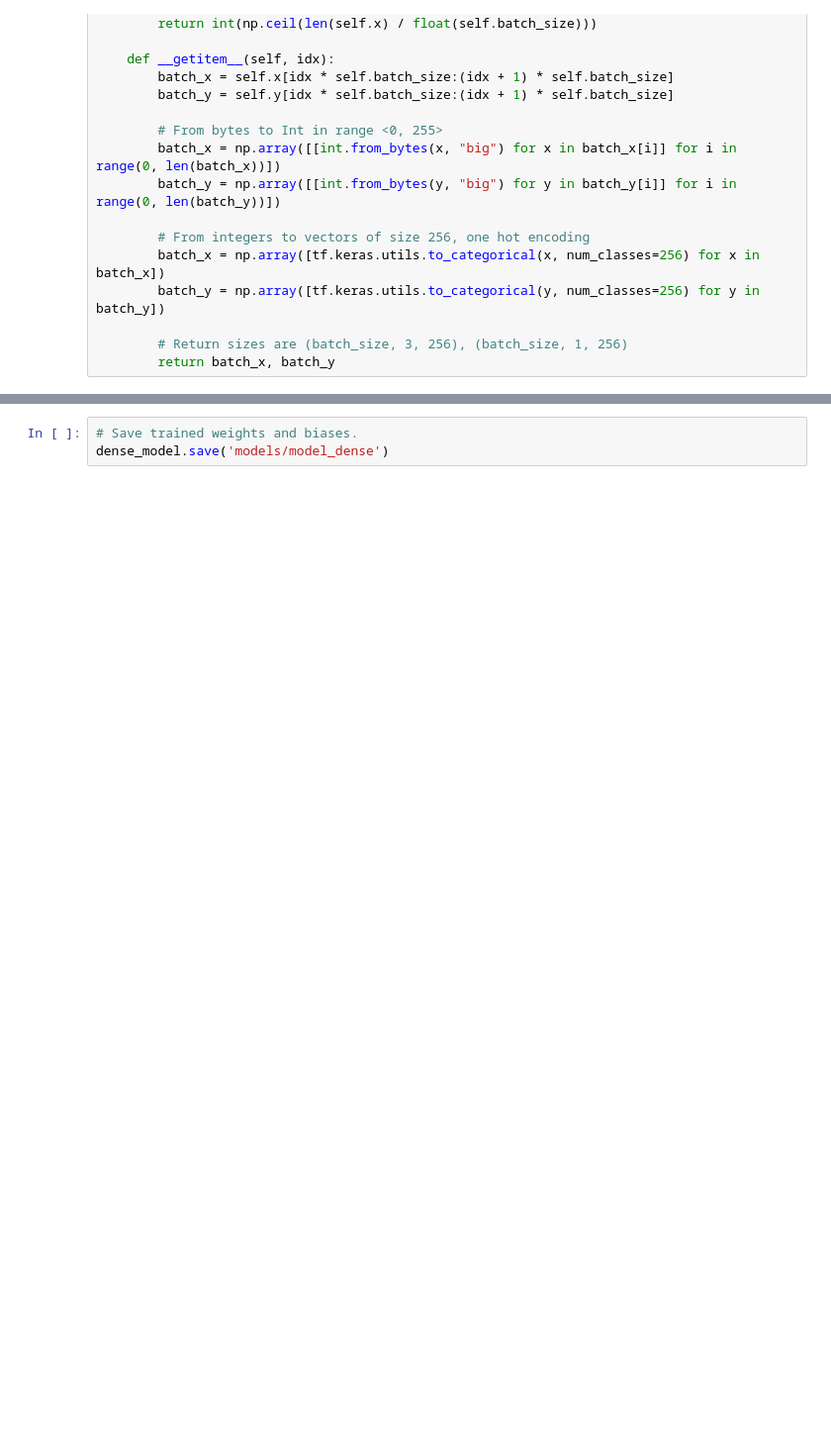
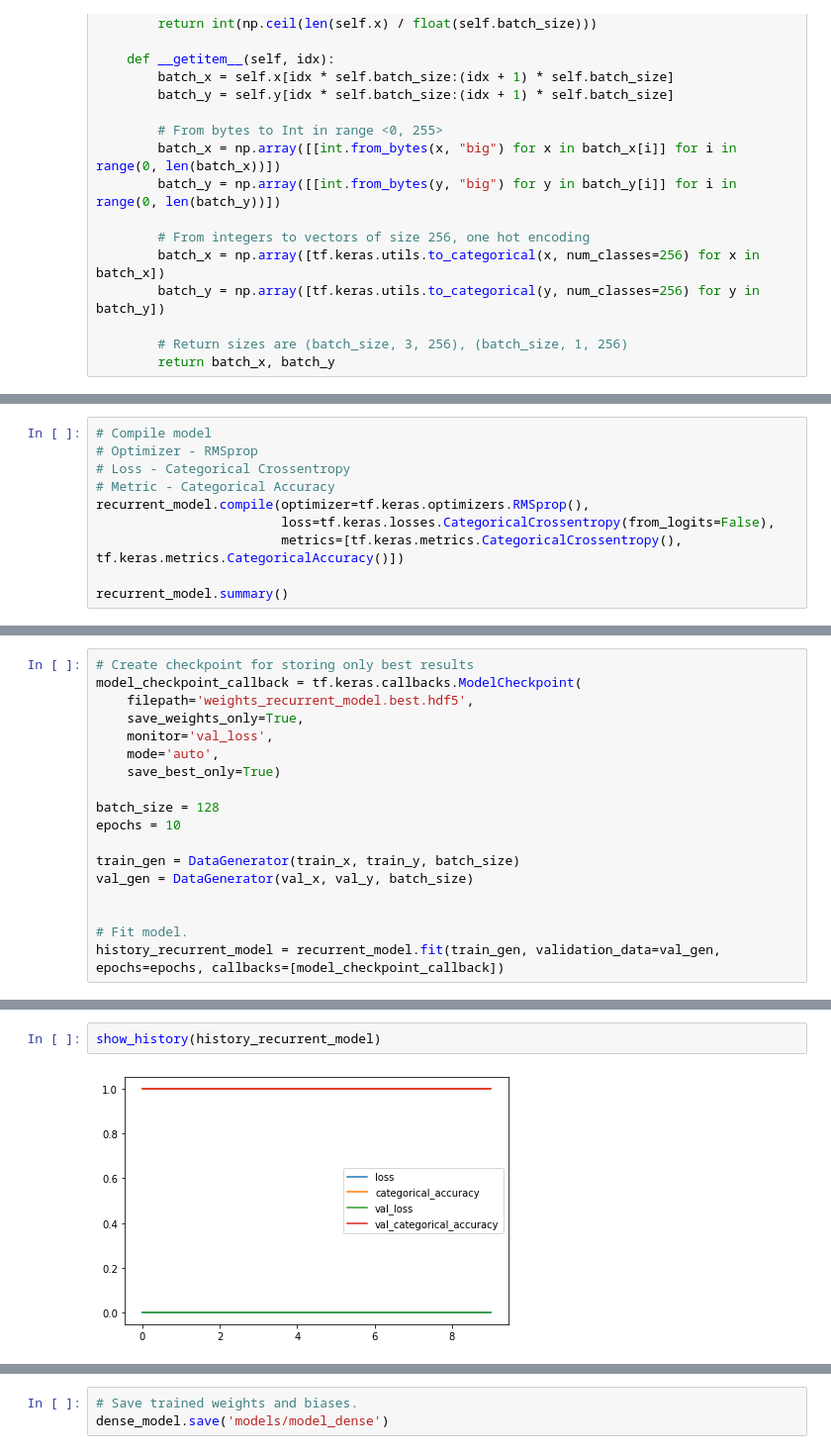
Before and after one commit to Weliras/Data-compression-and-neural-networks, a Jupyter notebook: SemestralProject.ipynb, the cells around one changed output, grey strips where cells are left out. Shown at 99% size. Saved outputs shown, nothing was run; the diff lists cells and outputs as text; blank space fills up the shorter version.

```diff
--- a/SemestralProject.ipynb
+++ b/SemestralProject.ipynb
@@ -206,0 +552,10 @@ class DataGenerator(Sequence):
+# %%
+# Compile model
+# Optimizer - RMSprop
+# Loss - Categorical Crossentropy
+# Metric - Categorical Accuracy
+recurrent_model.compile(optimizer=tf.keras.optimizers.RMSprop(),
+                        loss=tf.keras.losses.CategoricalCrossentropy(from_logits=False),
+                        metrics=[tf.keras.metrics.CategoricalCrossentropy(), tf.keras.metrics.CategoricalAccuracy()])
+
+recurrent_model.summary()
@@ -206,0 +687,18 @@ class DataGenerator(Sequence):
+# %%
+# Create checkpoint for storing only best results
+model_checkpoint_callback = tf.keras.callbacks.ModelCheckpoint(
+    filepath='weights_recurrent_model.best.hdf5',
+    save_weights_only=True,
+    monitor='val_loss',
+    mode='auto',
+    save_best_only=True)
+
+batch_size = 128
+epochs = 10
+
+train_gen = DataGenerator(train_x, train_y, batch_size)
+val_gen = DataGenerator(val_x, val_y, batch_size)
+
+
+# Fit model.
+history_recurrent_model = recurrent_model.fit(train_gen, validation_data=val_gen, epochs=epochs, callbacks=[model_checkpoint_callback])
@@ -206,0 +726,4 @@ class DataGenerator(Sequence):
+# %%
+show_history(history_recurrent_model)
+# %% [output]
+[figure, added]
```
Also changed, not shown: parts of 65 cells of this notebook.
